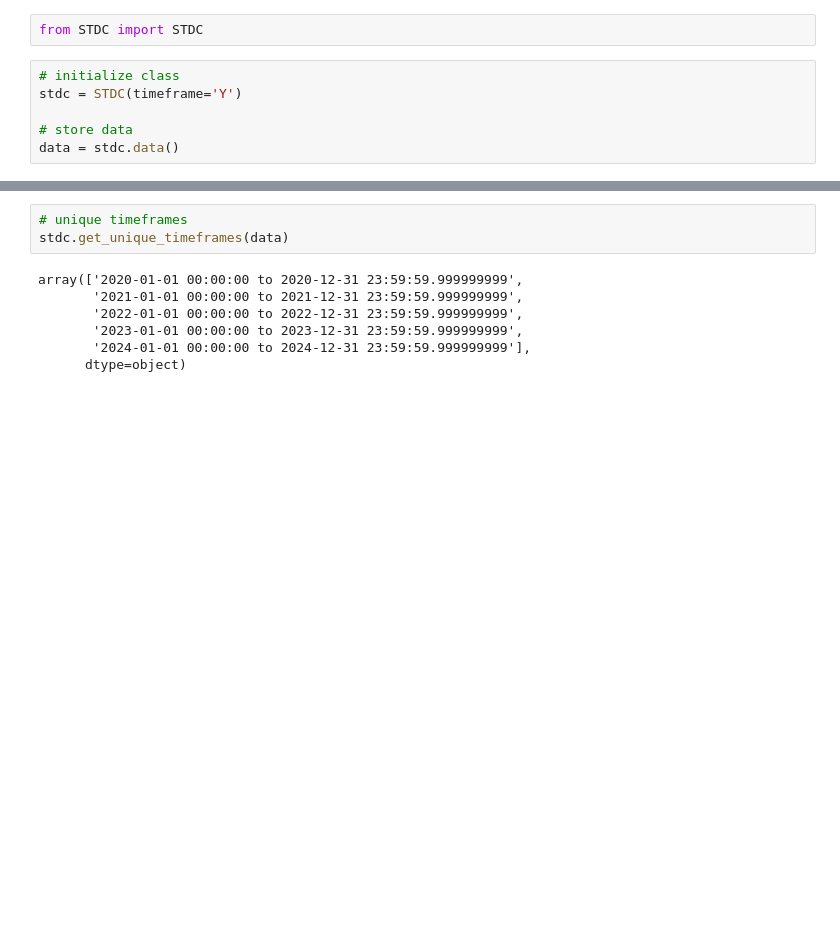
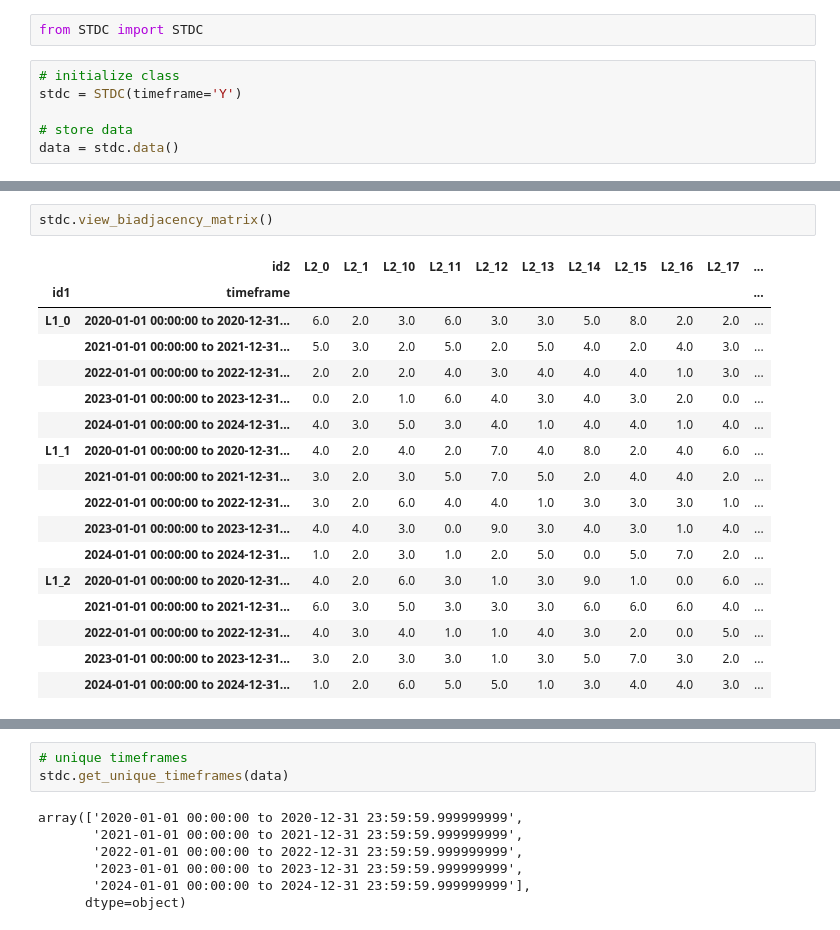
Before and after one commit to SonyCSLParis/STDL, a Jupyter notebook: STDL_test.ipynb, the cells around one changed output, grey strips where cells are left out. Cells and saved outputs as stored; diff of their text form; blank space fills up the shorter version.

```diff
--- a/STDL_test.ipynb
+++ b/STDL_test.ipynb
@@ -39,0 +42,20 @@ stdc.calculate_positions(data, comparison='absolute')
+# %%
+stdc.view_biadjacency_matrix()
+# %% [output]
+|  | id2 | L2_0 | L2_1 | L2_10 | L2_11 | L2_12 | L2_13 | L2_14 | L2_15 | L2_16 | L2_17 | ... |
+| id1 | timeframe |  |  |  |  |  |  |  |  |  |  | ... |
+| L1_0 | 2020-01-01 00:00:00 to 2020-12-31... | 6.0 | 2.0 | 3.0 | 6.0 | 3.0 | 3.0 | 5.0 | 8.0 | 2.0 | 2.0 | ... |
+|  | 2021-01-01 00:00:00 to 2021-12-31... | 5.0 | 3.0 | 2.0 | 5.0 | 2.0 | 5.0 | 4.0 | 2.0 | 4.0 | 3.0 | ... |
+|  | 2022-01-01 00:00:00 to 2022-12-31... | 2.0 | 2.0 | 2.0 | 4.0 | 3.0 | 4.0 | 4.0 | 4.0 | 1.0 | 3.0 | ... |
+|  | 2023-01-01 00:00:00 to 2023-12-31... | 0.0 | 2.0 | 1.0 | 6.0 | 4.0 | 3.0 | 4.0 | 3.0 | 2.0 | 0.0 | ... |
+|  | 2024-01-01 00:00:00 to 2024-12-31... | 4.0 | 3.0 | 5.0 | 3.0 | 4.0 | 1.0 | 4.0 | 4.0 | 1.0 | 4.0 | ... |
+| L1_1 | 2020-01-01 00:00:00 to 2020-12-31... | 4.0 | 2.0 | 4.0 | 2.0 | 7.0 | 4.0 | 8.0 | 2.0 | 4.0 | 6.0 | ... |
+|  | 2021-01-01 00:00:00 to 2021-12-31... | 3.0 | 2.0 | 3.0 | 5.0 | 7.0 | 5.0 | 2.0 | 4.0 | 4.0 | 2.0 | ... |
+|  | 2022-01-01 00:00:00 to 2022-12-31... | 3.0 | 2.0 | 6.0 | 4.0 | 4.0 | 1.0 | 3.0 | 3.0 | 3.0 | 1.0 | ... |
+|  | 2023-01-01 00:00:00 to 2023-12-31... | 4.0 | 4.0 | 3.0 | 0.0 | 9.0 | 3.0 | 4.0 | 3.0 | 1.0 | 4.0 | ... |
+|  | 2024-01-01 00:00:00 to 2024-12-31... | 1.0 | 2.0 | 3.0 | 1.0 | 2.0 | 5.0 | 0.0 | 5.0 | 7.0 | 2.0 | ... |
+| L1_2 | 2020-01-01 00:00:00 to 2020-12-31... | 4.0 | 2.0 | 6.0 | 3.0 | 1.0 | 3.0 | 9.0 | 1.0 | 0.0 | 6.0 | ... |
+|  | 2021-01-01 00:00:00 to 2021-12-31... | 6.0 | 3.0 | 5.0 | 3.0 | 3.0 | 3.0 | 6.0 | 6.0 | 6.0 | 4.0 | ... |
+|  | 2022-01-01 00:00:00 to 2022-12-31... | 4.0 | 3.0 | 4.0 | 1.0 | 1.0 | 4.0 | 3.0 | 2.0 | 0.0 | 5.0 | ... |
+|  | 2023-01-01 00:00:00 to 2023-12-31... | 3.0 | 2.0 | 3.0 | 3.0 | 1.0 | 3.0 | 5.0 | 7.0 | 3.0 | 2.0 | ... |
+|  | 2024-01-01 00:00:00 to 2024-12-31... | 1.0 | 2.0 | 6.0 | 5.0 | 5.0 | 1.0 | 3.0 | 4.0 | 4.0 | 3.0 | ... |
```
Also changed, not shown: parts of 9 cells of this notebook, 1 other file.
